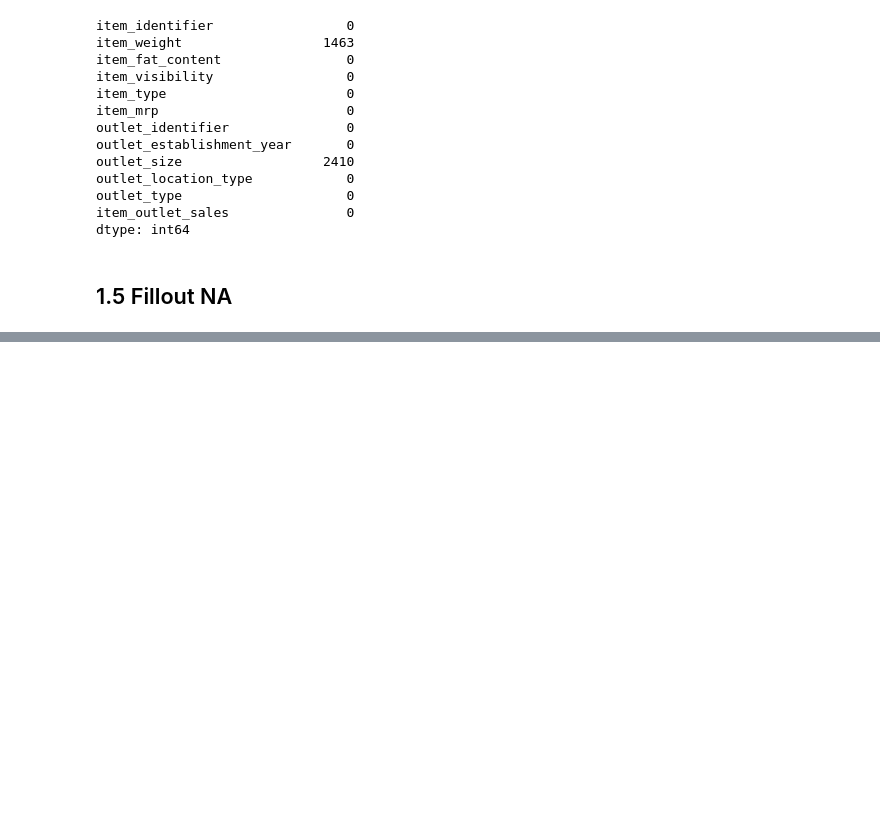
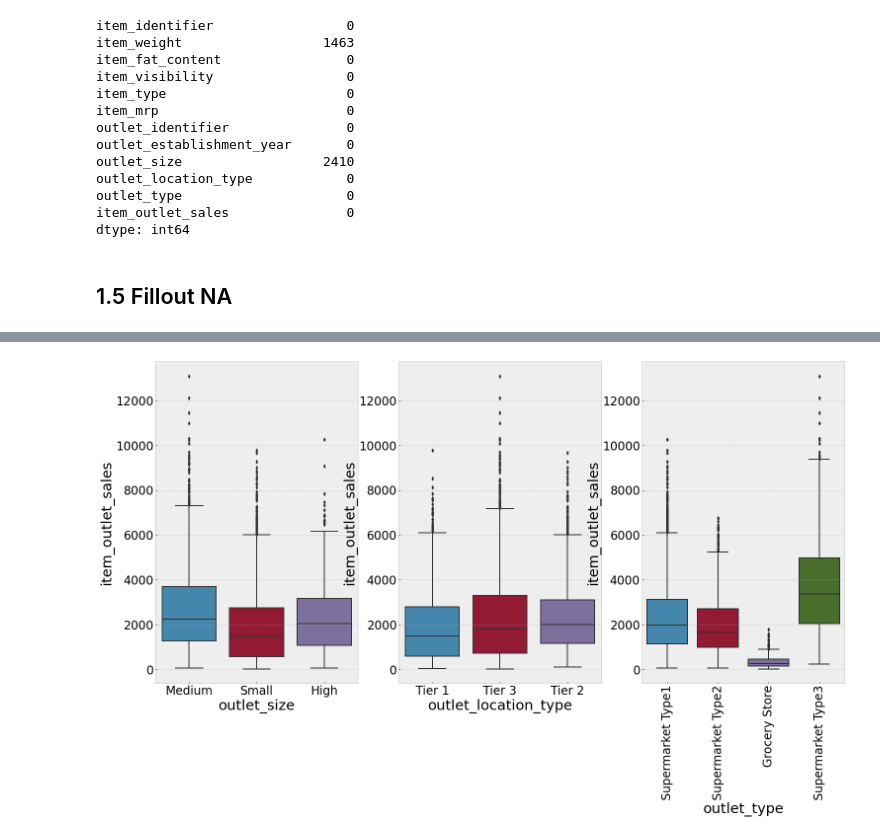
Before and after one commit to giovannadias/big_mart_sales_prediction, a Jupyter notebook: v01_big_mart_sales_prediction.ipynb, the cells around one changed output, grey strips where cells are left out. Saved outputs shown, nothing was run; the diff lists cells and outputs as text; code cells hidden in the pictures; blank space fills up the shorter version.

```diff
--- a/v01_big_mart_sales_prediction.ipynb
+++ b/v01_big_mart_sales_prediction.ipynb
@@ -208,0 +183,15 @@ df1.sample(10)
+# %%
+#==========outlet==============
+plt.subplot(1,3,1)
+sns.boxplot(x='outlet_size', y='item_outlet_sales', data=df1)
+
+plt.subplot(1,3,2)
+sns.boxplot(x='outlet_location_type', y='item_outlet_sales', data=df1)
+
+plt.subplot(1,3,3)
+sns.boxplot(x='outlet_type', y='item_outlet_sales', data=df1)
+plt.xticks(rotation=90);
+
+plt.show()
+# %% [output]
+[figure, added]
```
Also changed, not shown: parts of 43 cells of this notebook, 1 other file.
